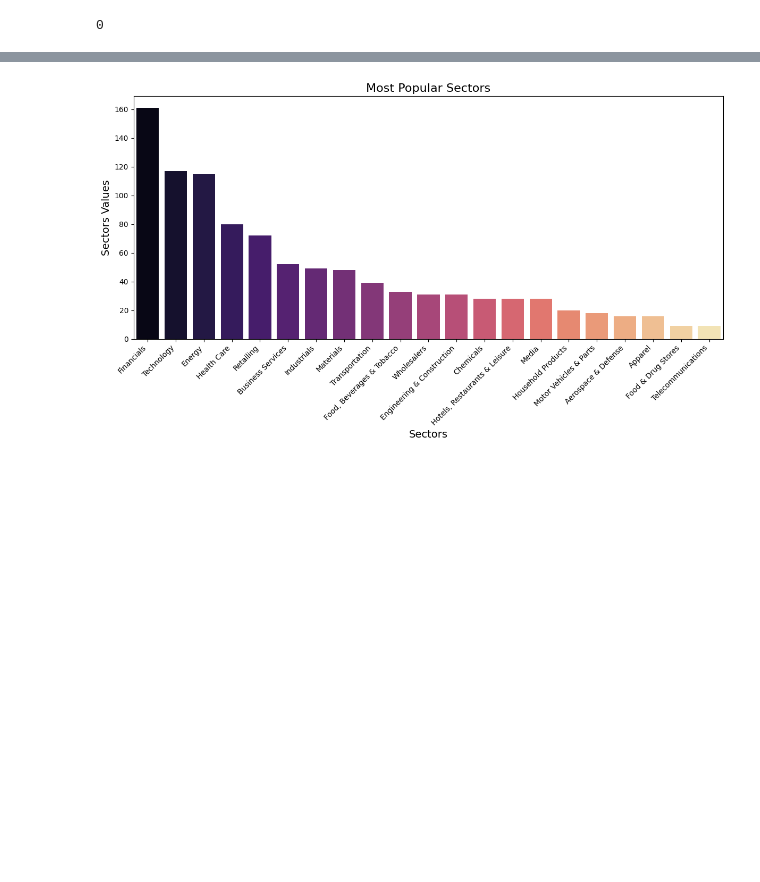
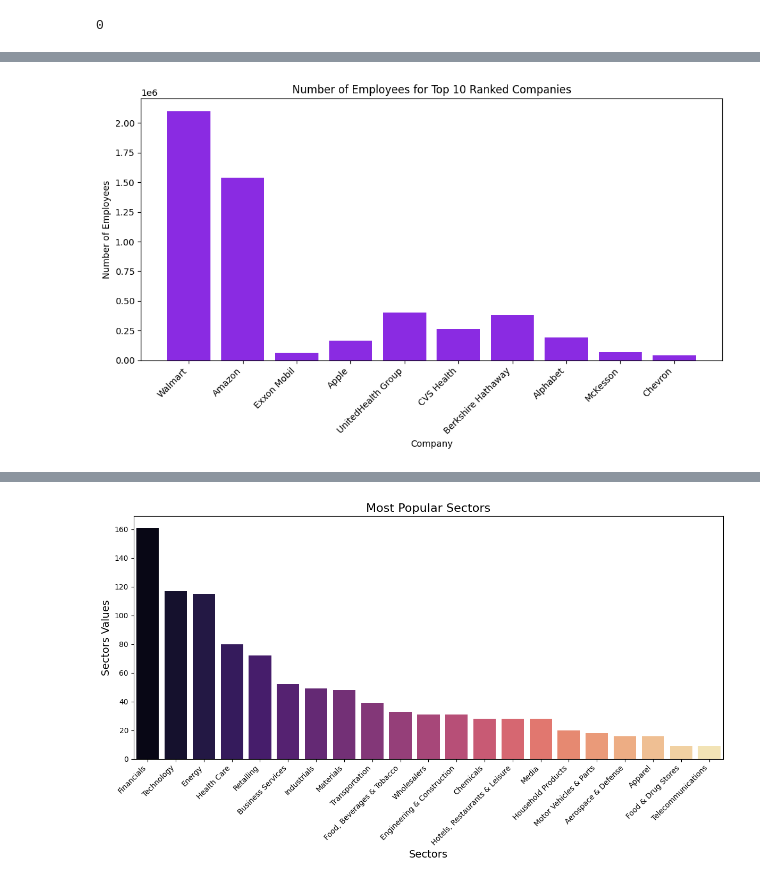
Before and after one commit to feer-rodriguess90/Fortune-500-Data-Analysis-Project, a Jupyter notebook: codigo.ipynb, the cells around one changed output, grey strips where cells are left out. Drawn from its saved outputs; the diff is of its cells as text; code cells hidden in the pictures; blank space fills up the shorter version.

```diff
--- a/codigo.ipynb
+++ b/codigo.ipynb
@@ -177,0 +217,15 @@ Duplicate Rows:
+# %%
+# Sort the DataFrame by rank and select the top 10 companies
+top_10_ranked = df.nsmallest(10, 'Rank')
+
+# Plot the bar chart
+plt.figure(figsize=(10, 6))
+plt.bar(top_10_ranked['Company'], top_10_ranked['Number_of_employees'], color='blueviolet')
+plt.xlabel('Company')
+plt.ylabel('Number of Employees')
+plt.title('Number of Employees for Top 10 Ranked Companies')
+plt.xticks(rotation=45, ha='right')  # Rotate x-axis labels for better readability
+plt.tight_layout()
+plt.show()
+# %% [output]
+[figure, added]
```
Also changed, not shown: parts of 10 cells of this notebook.
